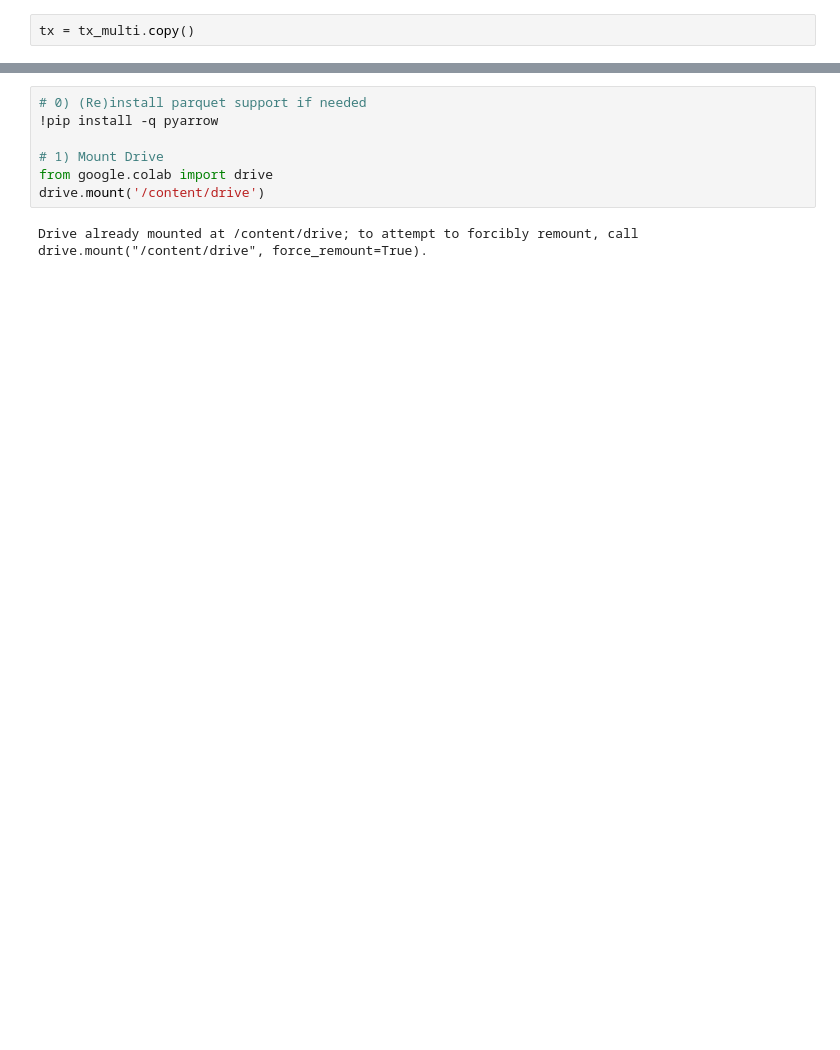
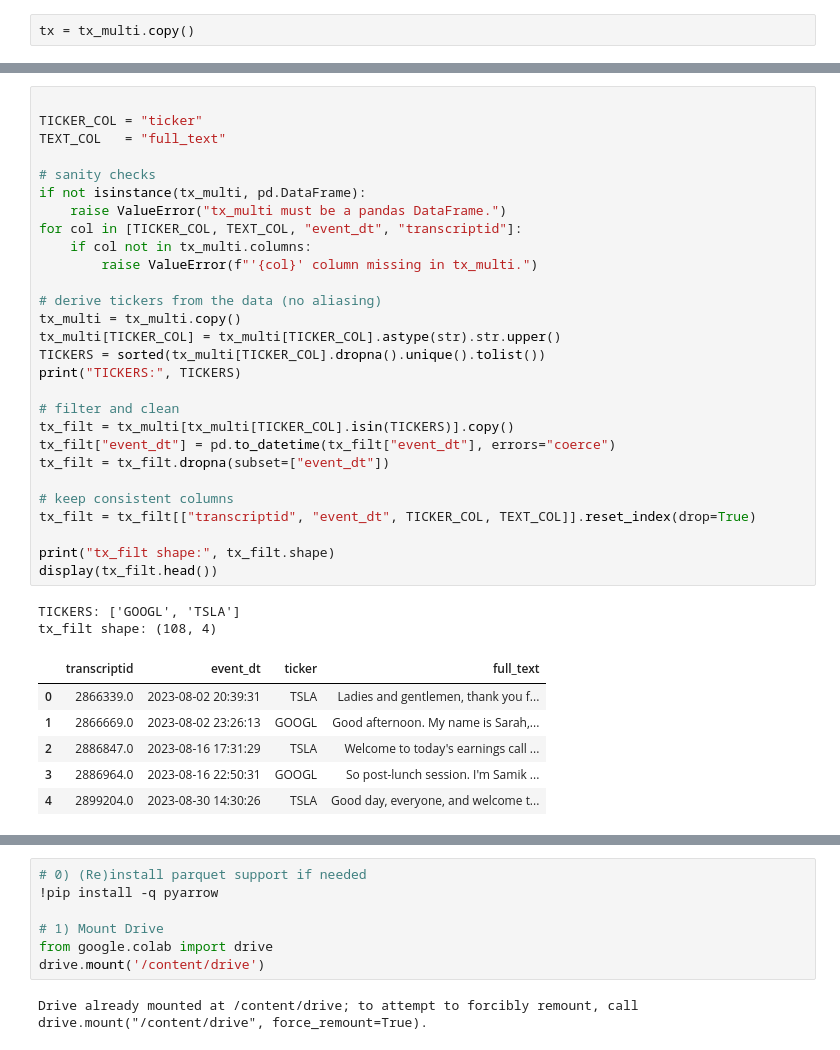
Before and after one commit to JChitea/JPMShortInterest_UCBMFE, a Jupyter notebook: NoLBERT/Data_Processing.ipynb, the cells around one changed output, grey strips where cells are left out. Saved outputs shown, nothing was run; the diff lists cells and outputs as text; blank space fills up the shorter version.

```diff
--- a/NoLBERT/Data_Processing.ipynb
+++ b/NoLBERT/Data_Processing.ipynb
@@ -310,3 +238,40 @@ Combined shape: (25622, 4)
+# %%
+
+TICKER_COL = "ticker"
+TEXT_COL   = "full_text"
+
+# sanity checks
+if not isinstance(tx_multi, pd.DataFrame):
+    raise ValueError("tx_multi must be a pandas DataFrame.")
+for col in [TICKER_COL, TEXT_COL, "event_dt", "transcriptid"]:
+    if col not in tx_multi.columns:
+        raise ValueError(f"'{col}' column missing in tx_multi.")
+
+# derive tickers from the data (no aliasing)
+tx_multi = tx_multi.copy()
+tx_multi[TICKER_COL] = tx_multi[TICKER_COL].astype(str).str.upper()
+TICKERS = sorted(tx_multi[TICKER_COL].dropna().unique().tolist())
+print("TICKERS:", TICKERS)
+
+# filter and clean
+tx_filt = tx_multi[tx_multi[TICKER_COL].isin(TICKERS)].copy()
+tx_filt["event_dt"] = pd.to_datetime(tx_filt["event_dt"], errors="coerce")
+tx_filt = tx_filt.dropna(subset=["event_dt"])
+
+# keep consistent columns
+tx_filt = tx_filt[["transcriptid", "event_dt", TICKER_COL, TEXT_COL]].reset_index(drop=True)
+
+print("tx_filt shape:", tx_filt.shape)
+display(tx_filt.head())
+# %% [output]
+TICKERS: ['GOOGL', 'TSLA']
+tx_filt shape: (108, 4)
+|  | transcriptid | event_dt | ticker | full_text |
+| 0 | 2866339.0 | 2023-08-02 20:39:31 | TSLA | Ladies and gentlemen, thank you f... |
+| 1 | 2866669.0 | 2023-08-02 23:26:13 | GOOGL | Good afternoon. My name is Sarah,... |
+| 2 | 2886847.0 | 2023-08-16 17:31:29 | TSLA | Welcome to today's earnings call ... |
+| 3 | 2886964.0 | 2023-08-16 22:50:31 | GOOGL | So post-lunch session. I'm Samik ... |
+| 4 | 2899204.0 | 2023-08-30 14:30:26 | TSLA | Good day, everyone, and welcome t... |
 # %%
 # A) Global anchor + 14-day bins for transcripts
 tx_filt = tx_filt.copy()
```
Also changed, not shown: parts of 9 cells of this notebook, 2 other files.
